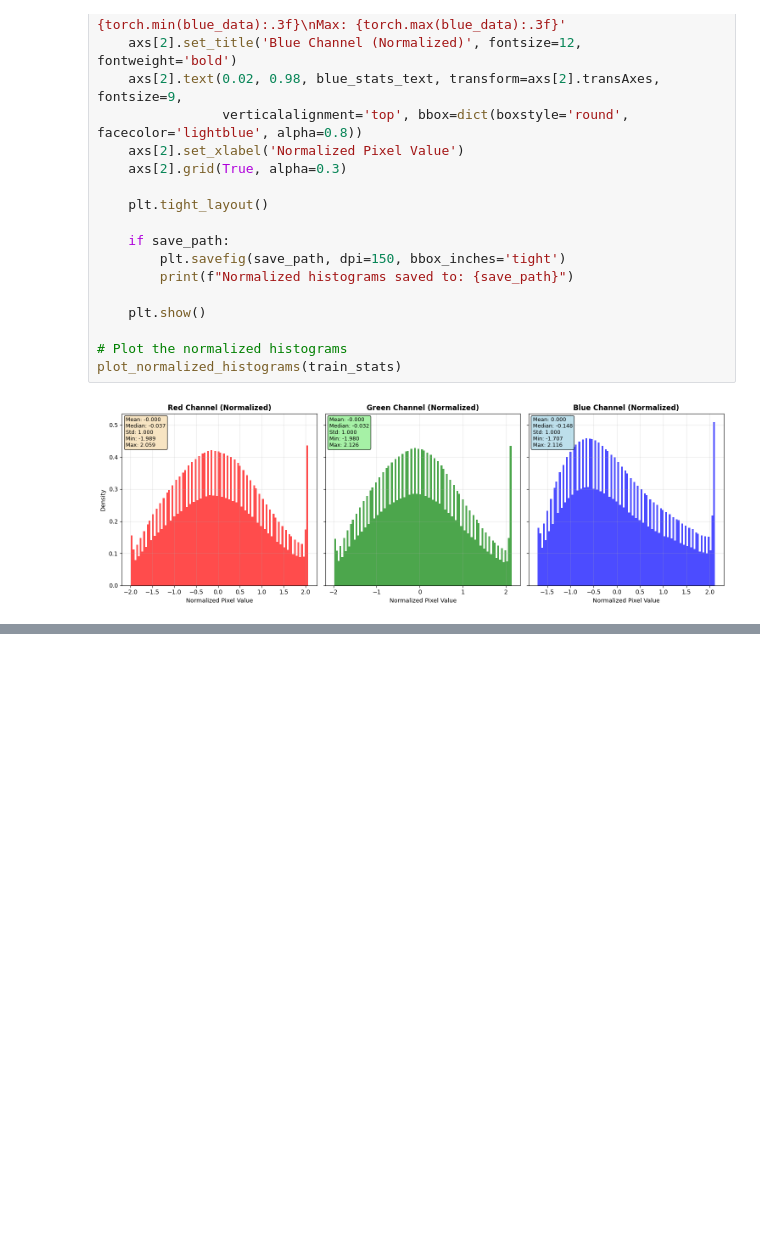
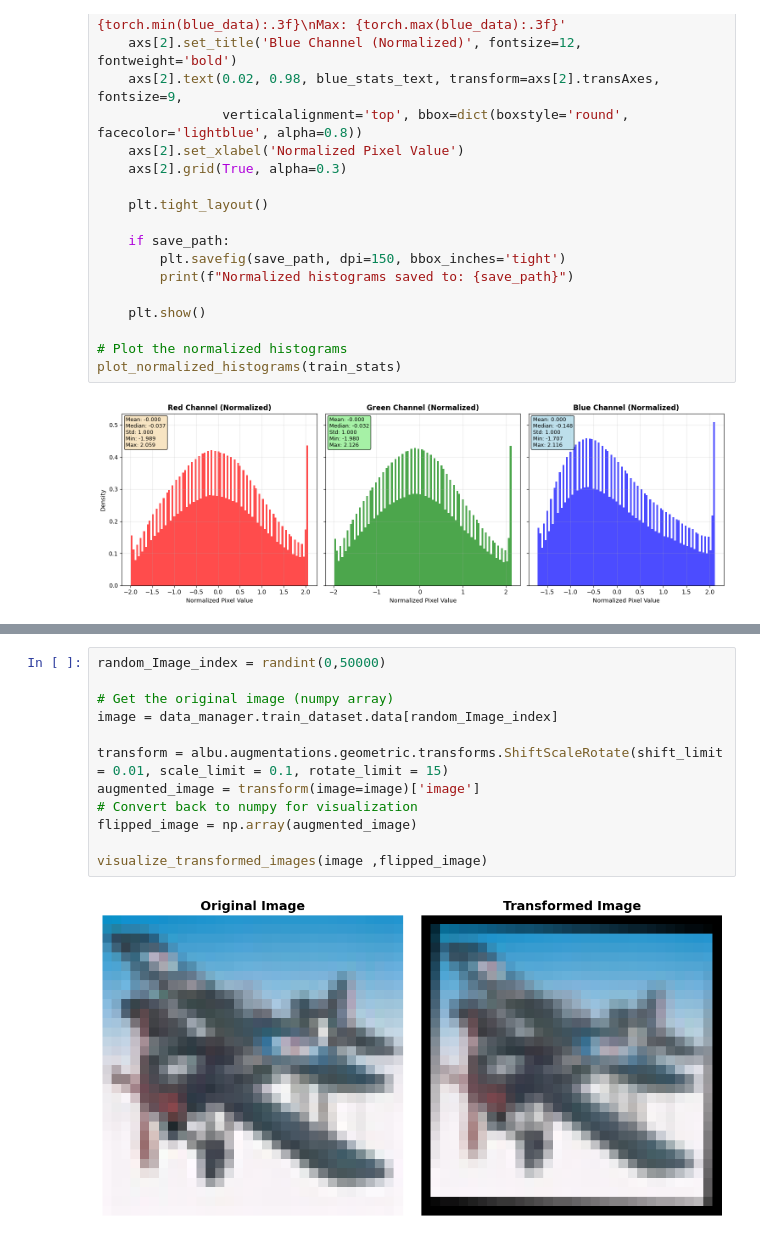
Before and after one commit to Krishnakanth1993/Learnings, a Jupyter notebook: MNIST_Model/Reference/ERAS7/Data_Exploration.ipynb, the cells around one changed output, grey strips where cells are left out. Drawn from its saved outputs; the diff is of its cells as text; blank space fills up the shorter version.

```diff
--- a/MNIST_Model/Reference/ERAS7/Data_Exploration.ipynb
+++ b/MNIST_Model/Reference/ERAS7/Data_Exploration.ipynb
@@ -488,0 +535,14 @@ image = data_manager.train_dataset.data[1]
+# %%
+random_Image_index = randint(0,50000)
+
+# Get the original image (numpy array)
+image = data_manager.train_dataset.data[random_Image_index]
+
+transform = albu.augmentations.geometric.transforms.ShiftScaleRotate(shift_limit = 0.01, scale_limit = 0.1, rotate_limit = 15)
+augmented_image = transform(image=image)['image']
+# Convert back to numpy for visualization
+flipped_image = np.array(augmented_image)
+
+visualize_transformed_images(image ,flipped_image)
+# %% [output]
+[figure, added]
```
Also changed, not shown: parts of 4 cells of this notebook, 1 other file.
